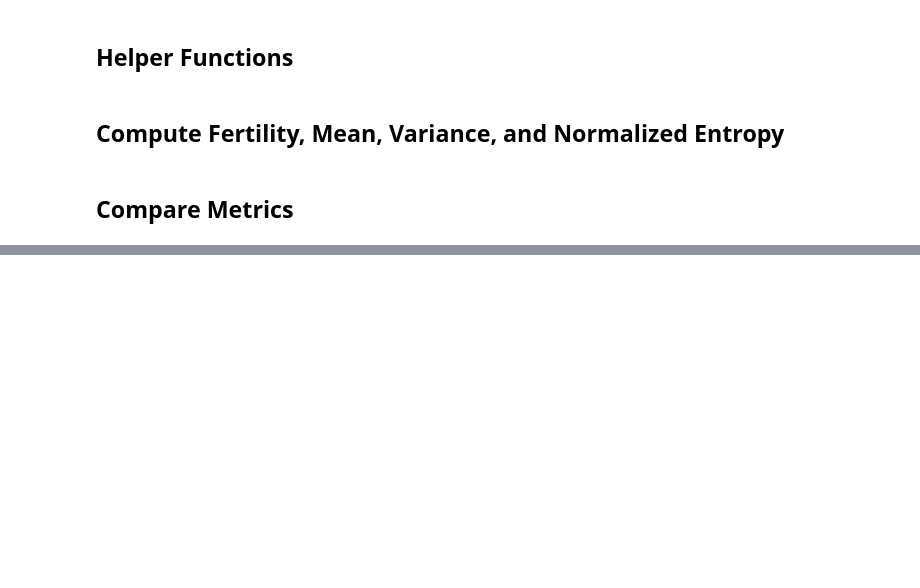
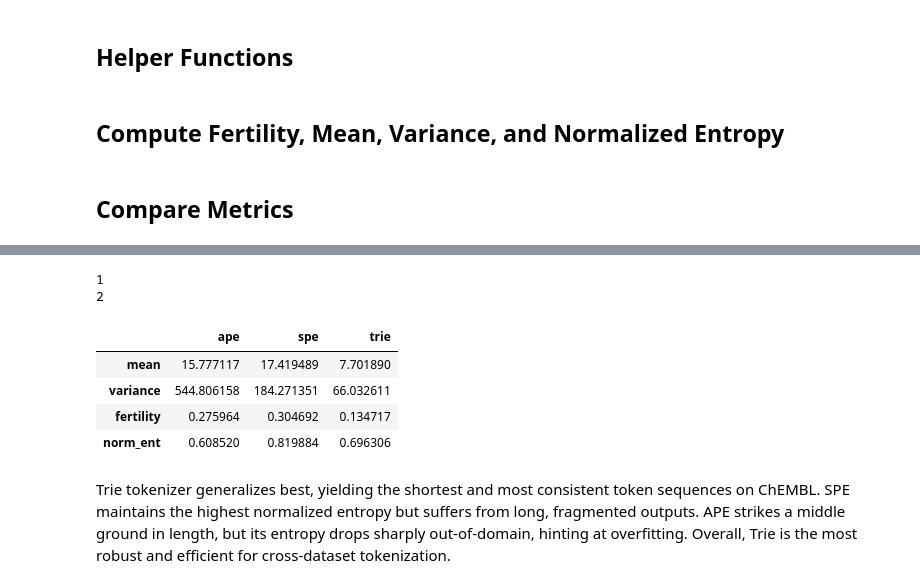
Before and after one commit to BlastCoder/SMILES-Tokenization, a Jupyter notebook: metrics.ipynb, the cells around one changed output, grey strips where cells are left out. Saved outputs shown, nothing was run; the diff lists cells and outputs as text; code cells hidden in the pictures; blank space fills up the shorter version.

Commit message:
tested on new dataset

```diff
--- a/metrics.ipynb
+++ b/metrics.ipynb
@@ -295,0 +341,12 @@ plt.show()
+# %%
+start = time.time()
+fertility, mean, variance, entropy = compute_ape_metrics(Chembl, ape)
+end = time.time()
+
+
+results['ape'] = {
+        'mean'       : mean,
+        'variance'   : variance,
+        'fertility'  : fertility,
+        'norm_ent'   : entropy
+    }
@@ -295,0 +364,12 @@ plt.show()
+# %%
+start = time.time()
+fertility, mean, variance, entropy = compute_spe_metrics(Chembl, spe)
+end = time.time()
+
+
+results['spe'] = {
+        'mean'       : mean,
+        'variance'   : variance,
+        'fertility'  : fertility,
+        'norm_ent'   : entropy
+    }
@@ -295,0 +392,30 @@ plt.show()
+# %%
+start = time.time()
+fertility, mean, variance, entropy = compute_trie_metrics(Chembl, trie_state)
+end = time.time()
+
+
+results['trie'] = {
+        'mean'       : mean,
+        'variance'   : variance,
+        'fertility'  : fertility,
+        'norm_ent'   : entropy
+    }
+# %% [output]
+1
+2
+# %%
+results_df = pd.DataFrame(results)
+# %%
+results_df
+# %% [output]
+|  | ape | spe | trie |
+| mean | 15.777117 | 17.419489 | 7.701890 |
+| variance | 544.806158 | 184.271351 | 66.032611 |
+| fertility | 0.275964 | 0.304692 | 0.134717 |
+| norm_ent | 0.608520 | 0.819884 | 0.696306 |
+# %% [markdown]
+Trie tokenizer generalizes best, yielding the shortest and most consistent token sequences on ChEMBL.
+SPE maintains the highest normalized entropy but suffers from long, fragmented outputs.
+APE strikes a middle ground in length, but its entropy drops sharply out-of-domain, hinting at overfitting.
+Overall, Trie is the most robust and efficient for cross-dataset tokenization.
```
Also changed, not shown: parts of 17 cells of this notebook, 4 other files.
